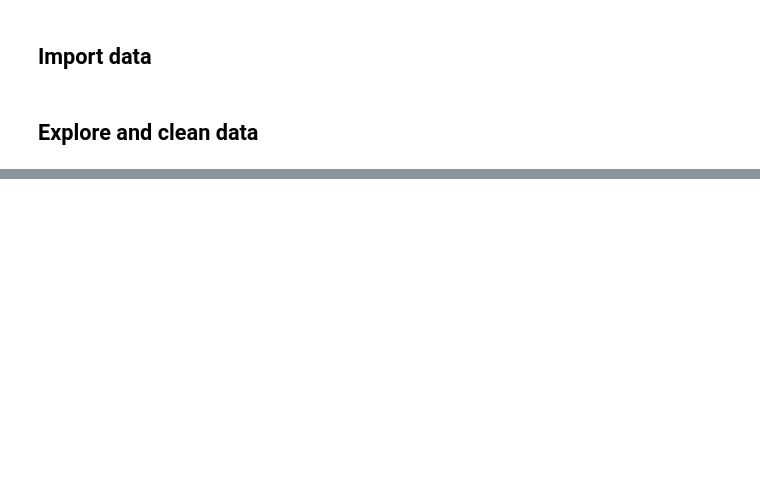
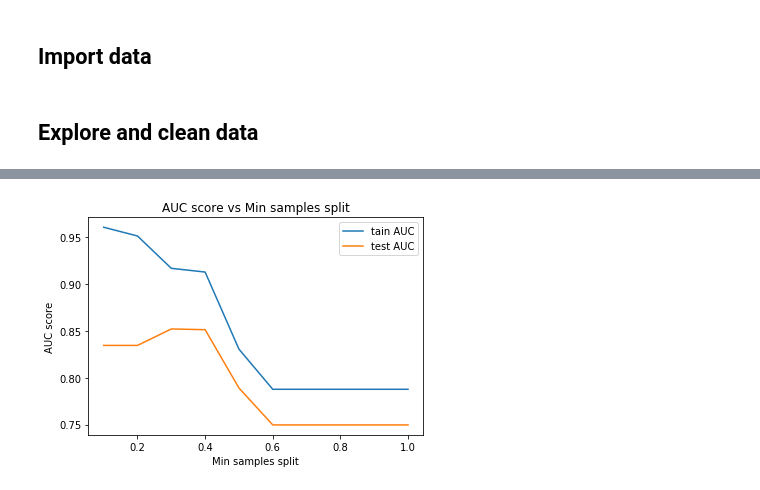
Before and after one commit to persocom01/GA-lessons, a Jupyter notebook: PROJECTS-AND-ASSIGNMENTS/project_3/code/02_data_cleaning_and_eda.ipynb, the cells around one changed output, grey strips where cells are left out. Drawn from its saved outputs; the diff is of its cells as text; code cells hidden in the pictures; blank space fills up the shorter version.

```diff
--- a/PROJECTS-AND-ASSIGNMENTS/project_3/code/02_data_cleaning_and_eda.ipynb
+++ b/PROJECTS-AND-ASSIGNMENTS/project_3/code/02_data_cleaning_and_eda.ipynb
@@ -142,0 +266,20 @@ Index(['subreddit', 'author_fullname', 'saved', 'gilded', 'clicked', 'title',
+# %%
+min_samples_splits = np.linspace(0.1, 1.0, 10, endpoint=True)
+train_auc_scores = []
+test_auc_scores = []
+roc = dp.Roc()
+for min_samples_split in min_samples_splits:
+    dt = DecisionTreeClassifier(min_samples_split=min_samples_split)
+    dt.fit(X_train, y_train)
+
+    y_pred_train = dt.predict(X_train)
+    train_auc_scores.append(roc.auc_score(y_train, y_pred_train))
+
+    y_pred = dt.predict(X_test)
+    test_auc_scores.append(roc.auc_score(y_test, y_pred))
+
+auc_scores = [train_auc_scores, test_auc_scores]
+roc.plot_auc(min_samples_splits, auc_scores, title='AUC score vs Min samples split',
+             xlabel='Min samples split', labels=['tain AUC', 'test AUC'])
+# %% [output]
+[figure, added]
```
Also changed, not shown: parts of 54 cells of this notebook, 5 other files.
